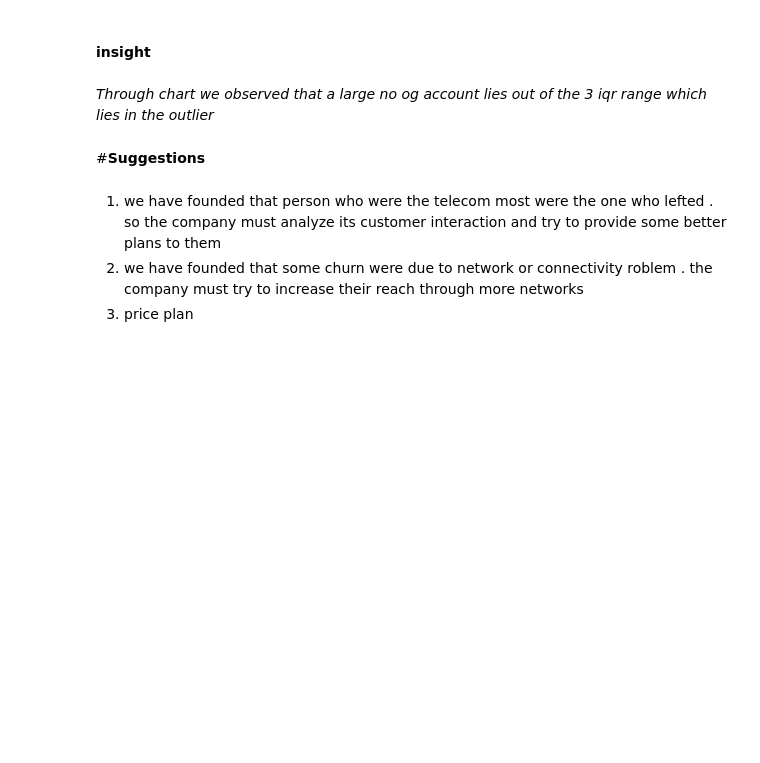
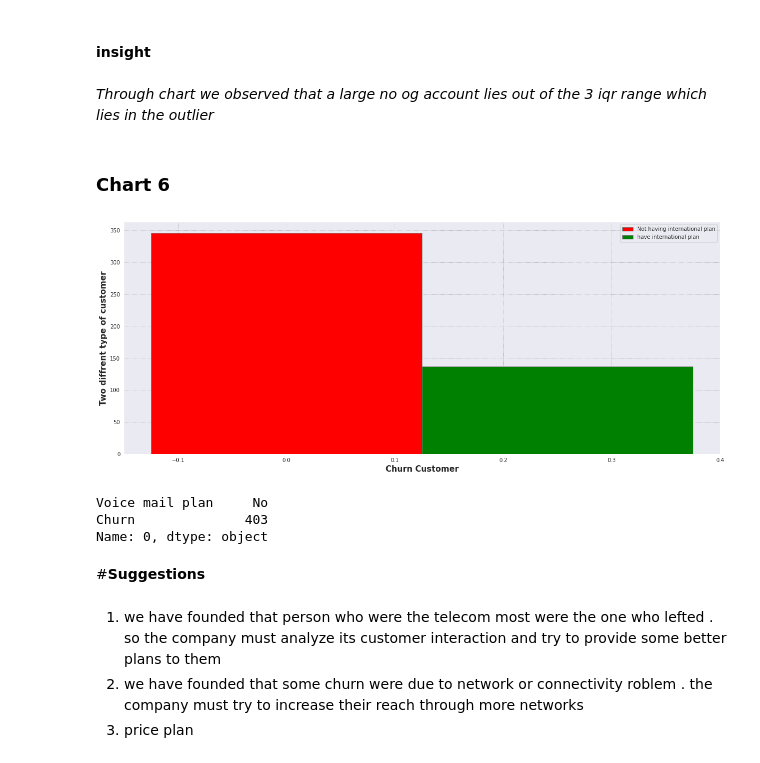
Before and after one commit to surya81/myproject, a Jupyter notebook: Telecom_Churn_Analysis.ipynb, the cells around one changed output. Saved outputs shown, nothing was run; the diff lists cells and outputs as text; code cells hidden in the pictures; blank space fills up the shorter version.

```diff
--- a/Telecom_Churn_Analysis.ipynb
+++ b/Telecom_Churn_Analysis.ipynb
@@ -676,6 +677,39 @@ Text(0.5, 1.0, 'Boxplot for account length')
 #### **insight**
 # %% [markdown]
 *Through chart we observed that a large no og account lies out of the 3 iqr range  which lies in the outlier*
+# %% [markdown]
+### **Chart 6**
+# %%
+#effect of internation call on churn
+sns.set_style("darkgrid", {"grid.color": ".6", "grid.linestyle": ":"})
+# set width of bar
+barWidth = 0.25
+fig = plt.subplots(figsize =(20, 8))
+
+# Set position of bar on X axis
+br1 = np.arange(0,1)
+br2 = [x + barWidth for x in br1]
+br3 = [x + barWidth for x in br2]
+
+# Make the plot
+plt.bar(br1, telecom_dataset.groupby("International plan")["Churn"].sum().reset_index().iloc[0][1], color ='r', width = barWidth,
+        edgecolor ='grey', label ='Not having international plan')
+plt.bar(br2,telecom_dataset.groupby("International plan")["Churn"].sum().reset_index().iloc[1][1], color ='g', width = barWidth,
+        edgecolor ='grey', label ='have international plan')
+
+# Adding Xticks
+plt.xlabel('Churn Customer', fontweight ='bold', fontsize = 15)
+plt.ylabel('Two diffrent type of customer', fontweight ='bold', fontsize = 15)
+plt.legend()
+plt.show()
+# %% [output]
+[figure, added]
+# %%
+telecom_dataset.groupby("Voice mail plan")["Churn"].sum().reset_index().iloc[0]
+# %% [output]
+Voice mail plan     No
+Churn              403
+Name: 0, dtype: object
 # %% [markdown]
 #**Suggestions**
 # %% [markdown]
```
Also changed, not shown: parts of 1 cell of this notebook.
